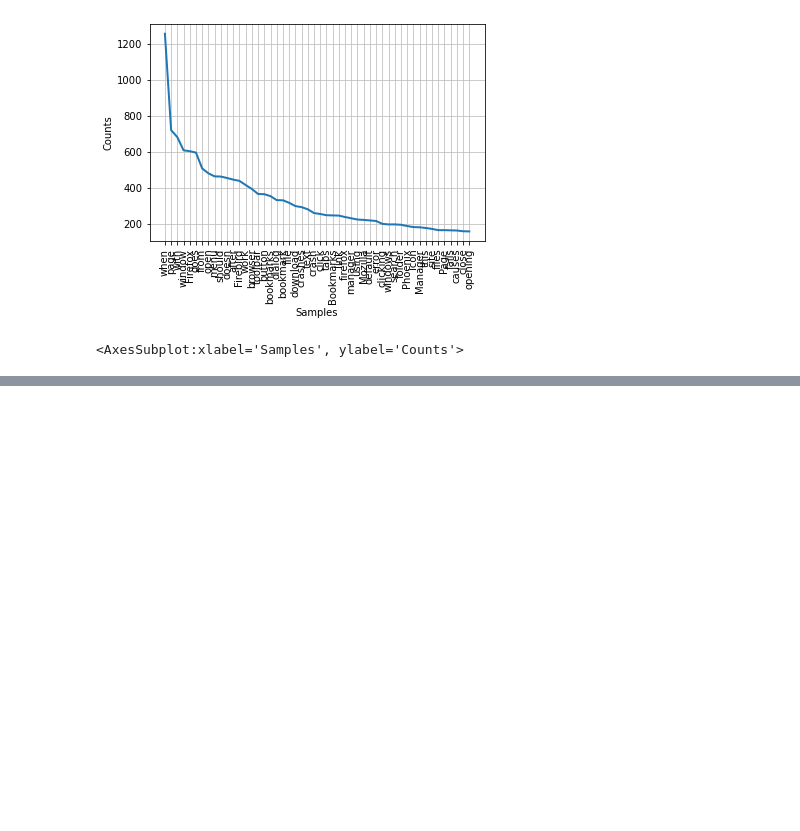
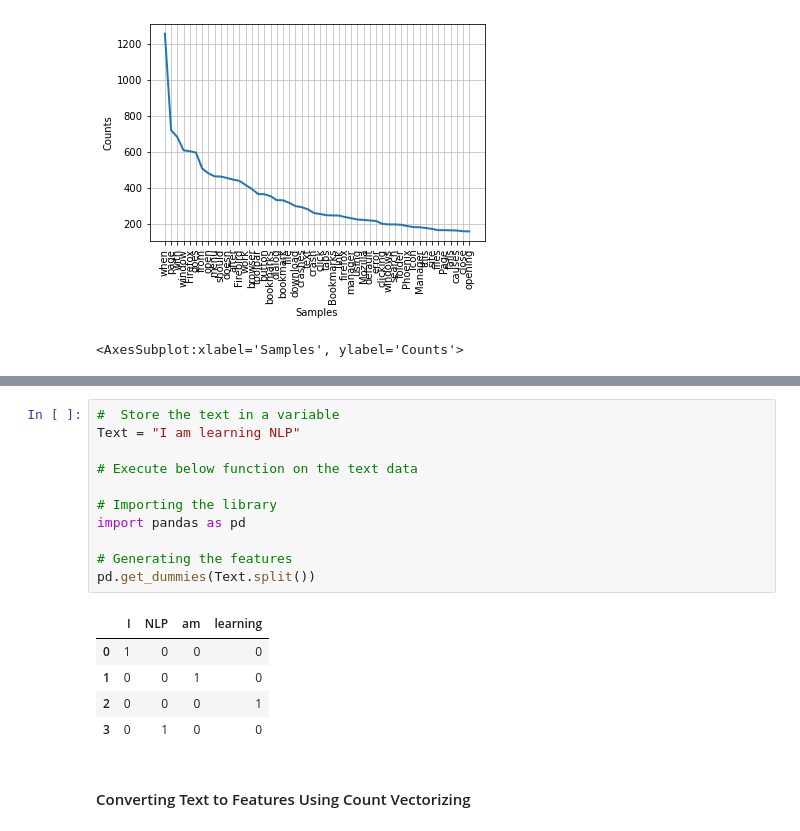
Before and after one commit to kunalburgul/NLP, a Jupyter notebook: NLP_Recipies.ipynb, the cells around one changed output, grey strips where cells are left out. Cells and saved outputs as stored; diff of their text form; blank space fills up the shorter version.

```diff
--- a/NLP_Recipies.ipynb
+++ b/NLP_Recipies.ipynb
@@ -1135,0 +1288,19 @@ plt.imshow(wcloud, interpolation='bilinear')
+# %%
+#  Store the text in a variable
+Text = "I am learning NLP"
+
+# Execute below function on the text data
+
+# Importing the library
+import pandas as pd
+
+# Generating the features
+pd.get_dummies(Text.split())
+# %% [output]
+|  | I | NLP | am | learning |
+| 0 | 1 | 0 | 0 | 0 |
+| 1 | 0 | 0 | 1 | 0 |
+| 2 | 0 | 0 | 0 | 1 |
+| 3 | 0 | 1 | 0 | 0 |
+# %% [markdown]
+#### Converting Text to Features Using Count Vectorizing
```
Also changed, not shown: parts of 31 cells of this notebook.
